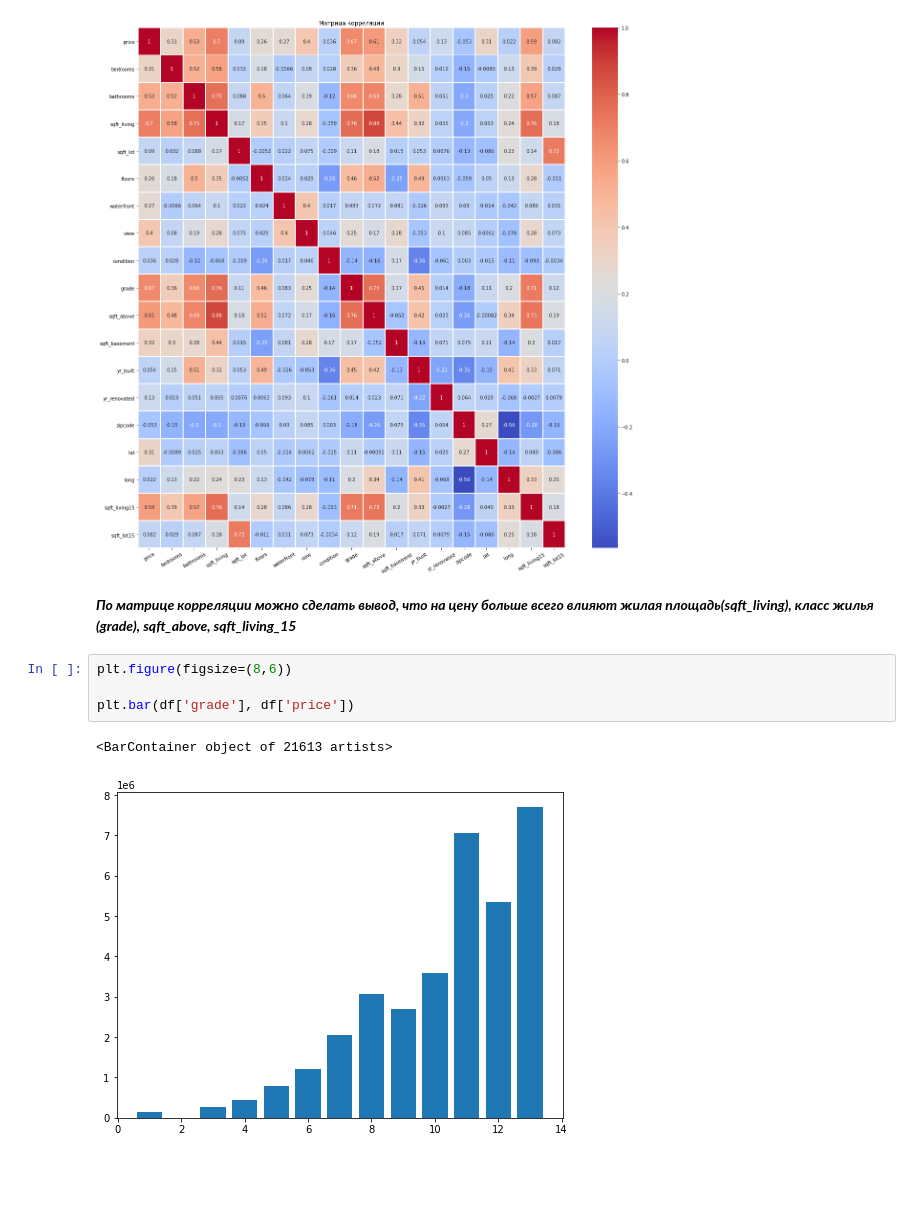
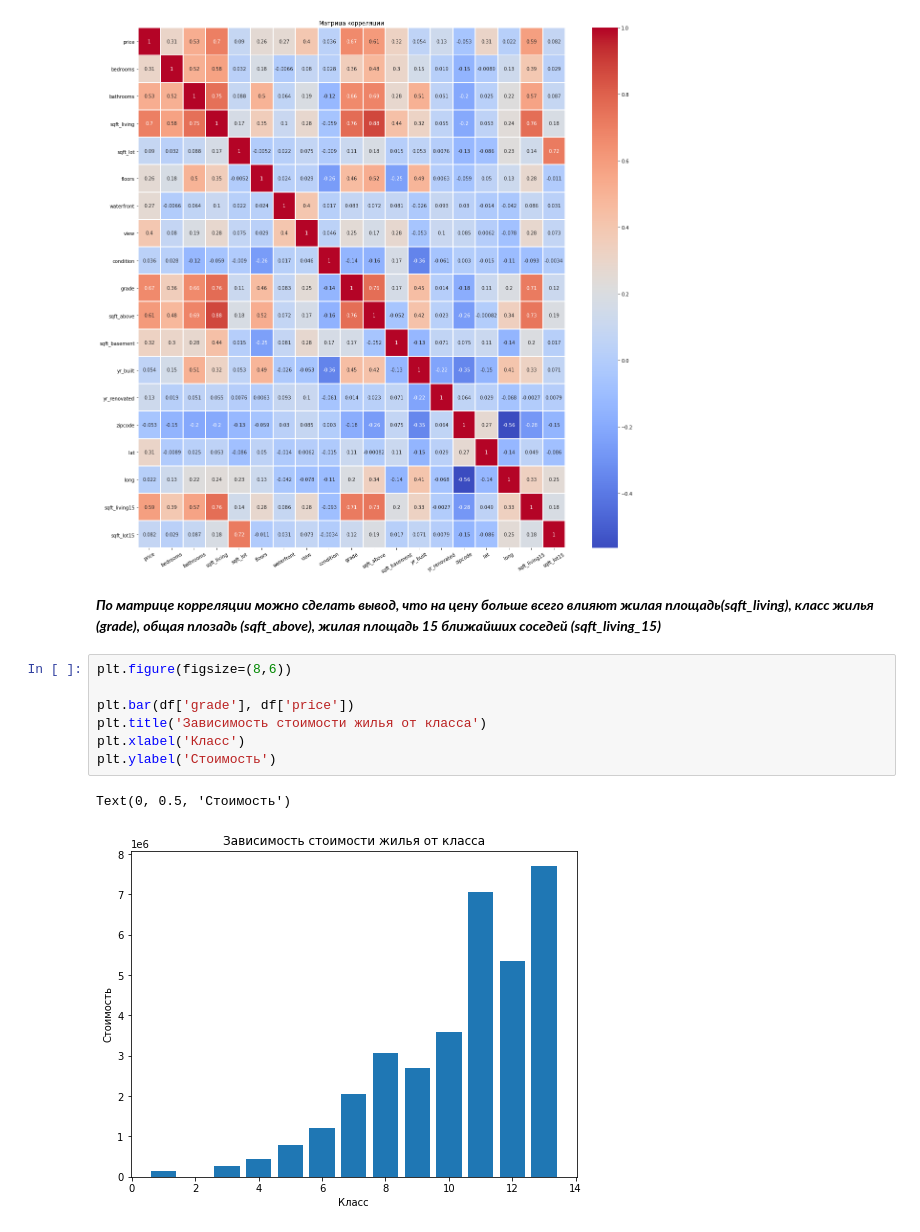
Before and after one commit to alexanechka/python_analitics, a Jupyter notebook: hw_04.ipynb, the cells around one changed output. Cells and saved outputs as stored; diff of their text form; blank space fills up the shorter version.

```diff
--- a/hw_04.ipynb
+++ b/hw_04.ipynb
@@ -191,11 +191,14 @@ plt.title('Матрица корреляции')
 Text(0.5, 1.0, 'Матрица корреляции')
 [figure]
 # %% [markdown]
-***По матрице корреляции можно сделать вывод, что на цену больше всего влияют жилая площадь(sqft_living), класс жилья (grade), sqft_above, sqft_living_15***
+***По матрице корреляции можно сделать вывод, что на цену больше всего влияют жилая площадь(sqft_living), класс жилья (grade), общая плозадь (sqft_above), жилая площадь 15 ближайших соседей (sqft_living_15)***
 # %%
 plt.figure(figsize=(8,6))
 
 plt.bar(df['grade'], df['price'])
+plt.title('Зависимость стоимости жилья от класса')
+plt.xlabel('Класс')
+plt.ylabel('Стоимость')
 # %% [output]
-<BarContainer object of 21613 artists>
+Text(0, 0.5, 'Стоимость')
-[figure, old version]
+[figure, new version]
```
Also changed, not shown: parts of 7 cells of this notebook.
